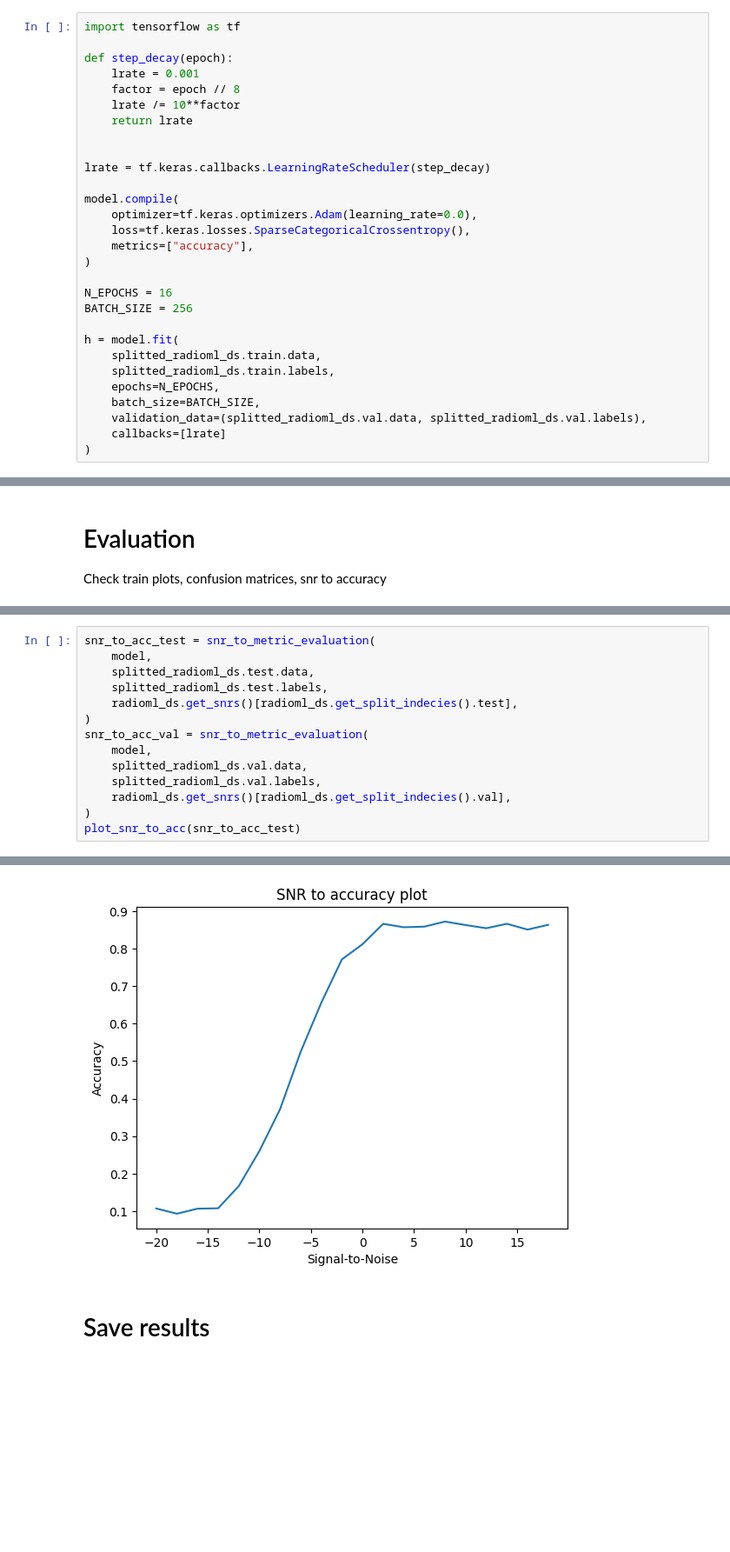
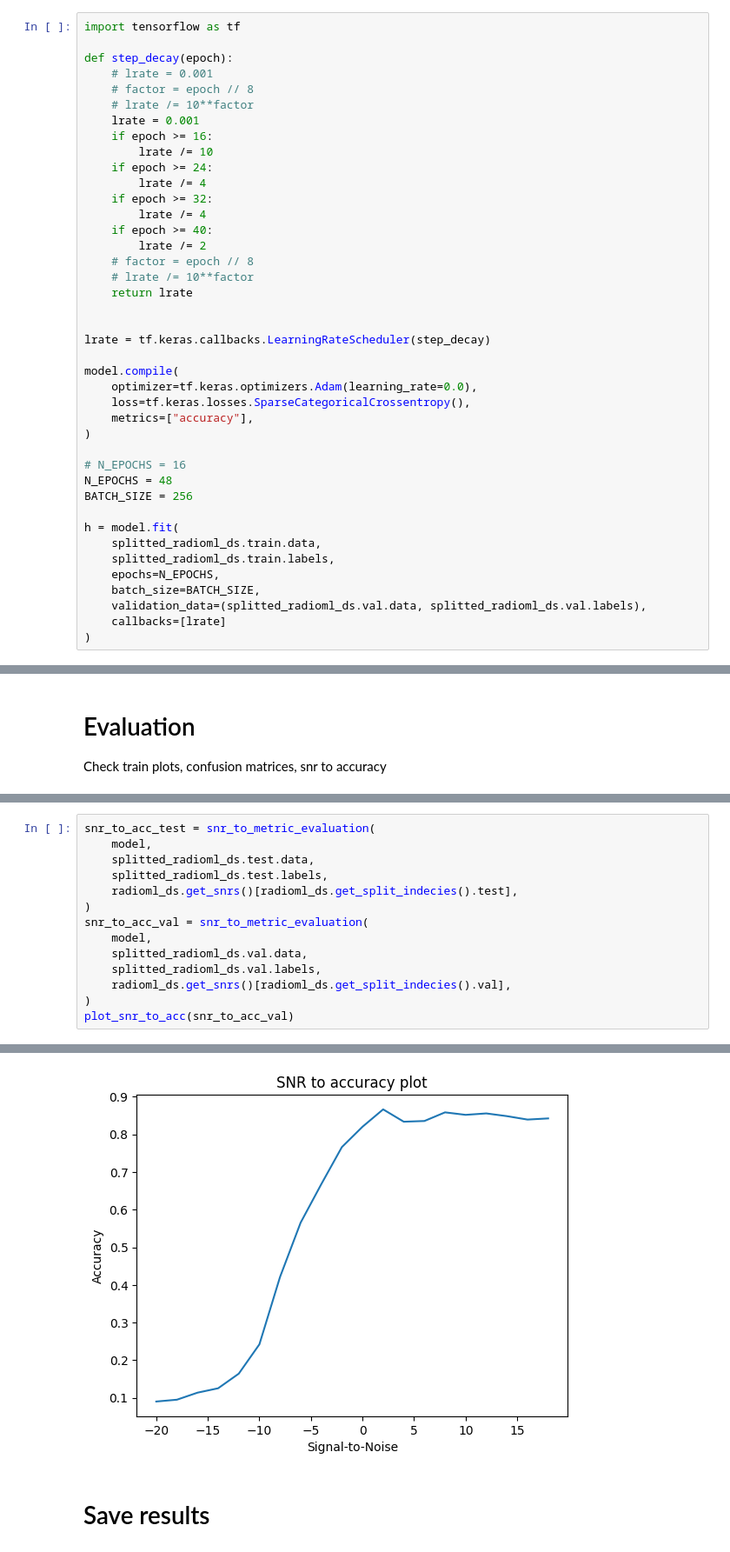
Before and after one commit to Pavlik1400/RISC-V-SIMD-extension-for-the-AI-workload, a Jupyter notebook: models/experiments/cnn_radioml.ipynb, the cells around one changed output, grey strips where cells are left out. Shown at 87% size. Cells and saved outputs as stored; diff of their text form; blank space fills up the shorter version.

```diff
--- a/models/experiments/cnn_radioml.ipynb
+++ b/models/experiments/cnn_radioml.ipynb
@@ -66,9 +95,20 @@ Train model with Adam optimizer + lr decay + SparseCategoricalCrossentropy loss
 import tensorflow as tf
 
 def step_decay(epoch):
+    # lrate = 0.001
+    # factor = epoch // 8
+    # lrate /= 10**factor
     lrate = 0.001
-    factor = epoch // 8
-    lrate /= 10**factor
+    if epoch >= 16:
+        lrate /= 10
+    if epoch >= 24:
+        lrate /= 4
+    if epoch >= 32:
+        lrate /= 4
+    if epoch >= 40:
+        lrate /= 2
+    # factor = epoch // 8
+    # lrate /= 10**factor
     return lrate
 
 
@@ -80,7 +120,8 @@ model.compile(
     metrics=["accuracy"],
 )
 
-N_EPOCHS = 16
+# N_EPOCHS = 16
+N_EPOCHS = 48
 BATCH_SIZE = 256
 
 h = model.fit(
@@ -182,6 +232,6 @@ snr_to_acc_val = snr_to_metric_evaluation(
     splitted_radioml_ds.val.labels,
     radioml_ds.get_snrs()[radioml_ds.get_split_indecies().val],
 )
-plot_snr_to_acc(snr_to_acc_test)
+plot_snr_to_acc(snr_to_acc_val)
 # %% [output]
 SNR: -20 -- Overall test accuracy: 0.10711150131694469
@@ -204,4 +254,4 @@ SNR: 18 -- Overall test accuracy: 0.8516129032258064
-[figure, old version]
+[figure, new version]
 # %% [markdown]
 # Save results
 # %%
```
Also changed, not shown: parts of 9 cells of this notebook, 10 other files.
